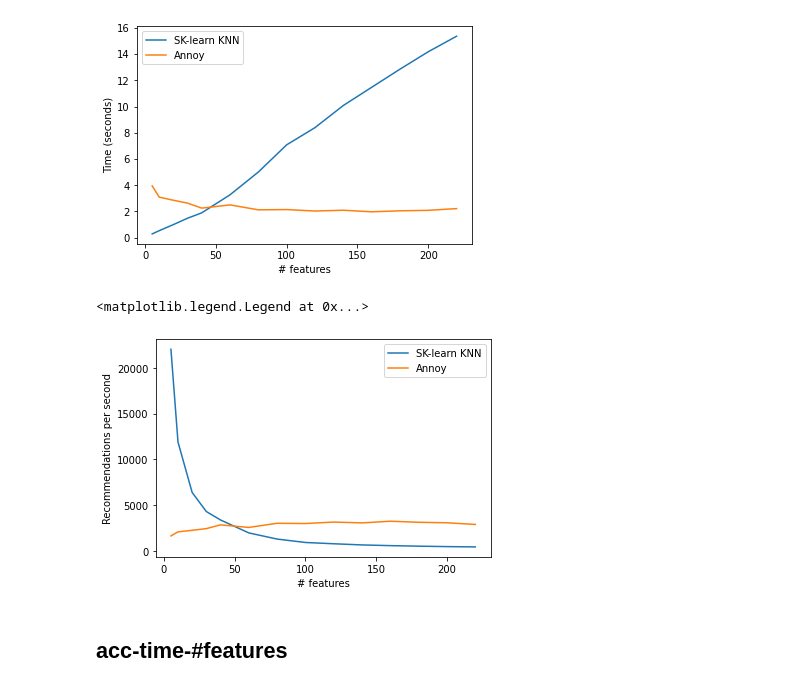
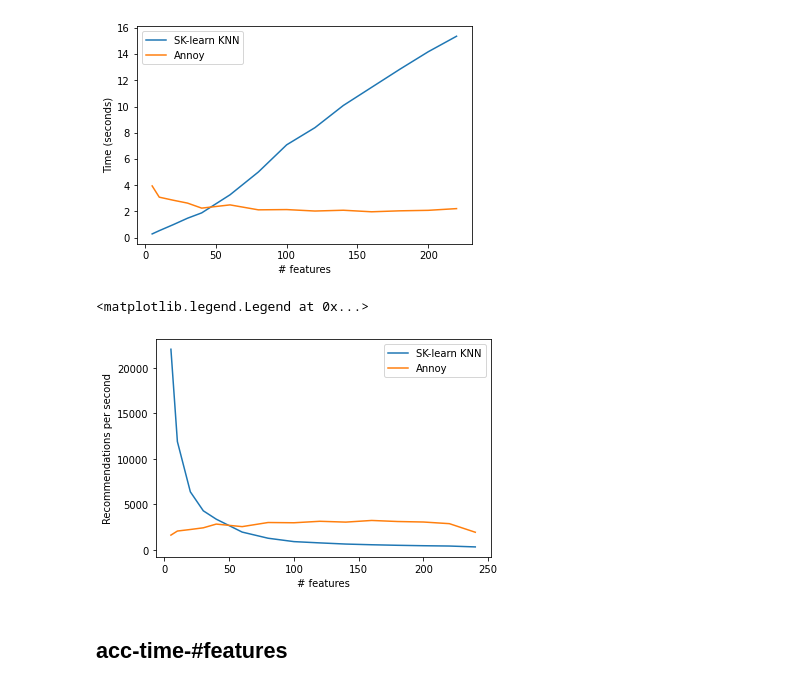
Before and after one commit to ae1999/Yekranet-Recommender-system-offline-evaluation, a Jupyter notebook: chetor.ipynb, the cells around one changed output. Cells and saved outputs as stored; diff of their text form; code cells hidden in the pictures.

```diff
--- a/chetor.ipynb
+++ b/chetor.ipynb
@@ -1495,15 +1369,15 @@ plt.legend(loc="upper left")
 <matplotlib.legend.Legend at 0x...>
 [figure]
 # %%
-features = [5, 10, 20, 30, 40, 60, 80, 100, 120, 140, 160, 180, 200, 220]
+features = [5, 10, 15, 20, 25, 30, 35, 40, 50, 60, 80, 100, 120, 140, 160, 180, 200, 220, 240]
 plt.plot(features, 6378/np.array(knnt), label = 'SK-learn KNN')
 plt.plot(features, 6378/np.array(annoyt), label = 'Annoy')
 plt.xlabel('# features')
 plt.ylabel('Recommendations per second')
 plt.legend(loc="upper right")
 # %% [output]
 <matplotlib.legend.Legend at 0x...>
-[figure, old version]
+[figure, new version]
 # %% [markdown]
 ## acc-time-#features
 # %%
```
Also changed, not shown: parts of 17 cells of this notebook, 1 other file.
